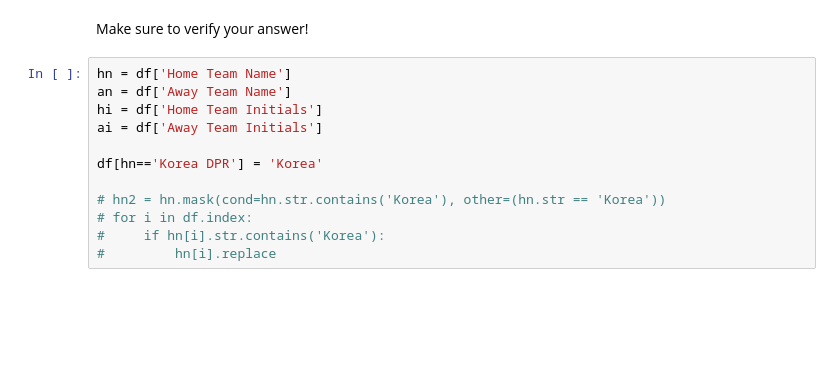
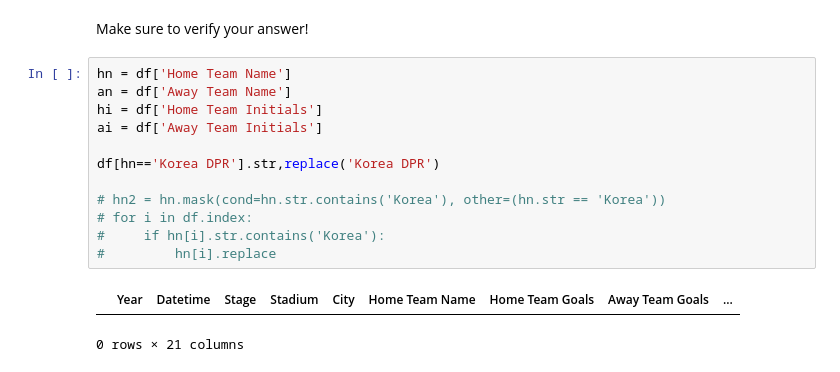
Before and after one commit to lasoya/dsc-1-03-09-accessing-data-within-pandas-lab-nyc-ds-career-031119, a Jupyter notebook: index.ipynb, the cells around one changed output. Saved outputs shown, nothing was run; the diff lists cells and outputs as text; blank space fills up the shorter version.

```diff
--- a/index.ipynb
+++ b/index.ipynb
@@ -288,12 +288,15 @@ Make sure to verify your answer!
 # %%
 hn = df['Home Team Name']
 an = df['Away Team Name']
 hi = df['Home Team Initials']
 ai = df['Away Team Initials']
 
-df[hn=='Korea DPR'] = 'Korea'
+df[hn=='Korea DPR'].str,replace('Korea DPR')
 
 # hn2 = hn.mask(cond=hn.str.contains('Korea'), other=(hn.str == 'Korea'))
 # for i in df.index:
 #     if hn[i].str.contains('Korea'):
 #         hn[i].replace
+# %% [output]
+|  | Year | Datetime | Stage | Stadium | City | Home Team Name | Home Team Goals | Away Team Goals | ... |
+0 rows × 21 columns
```
